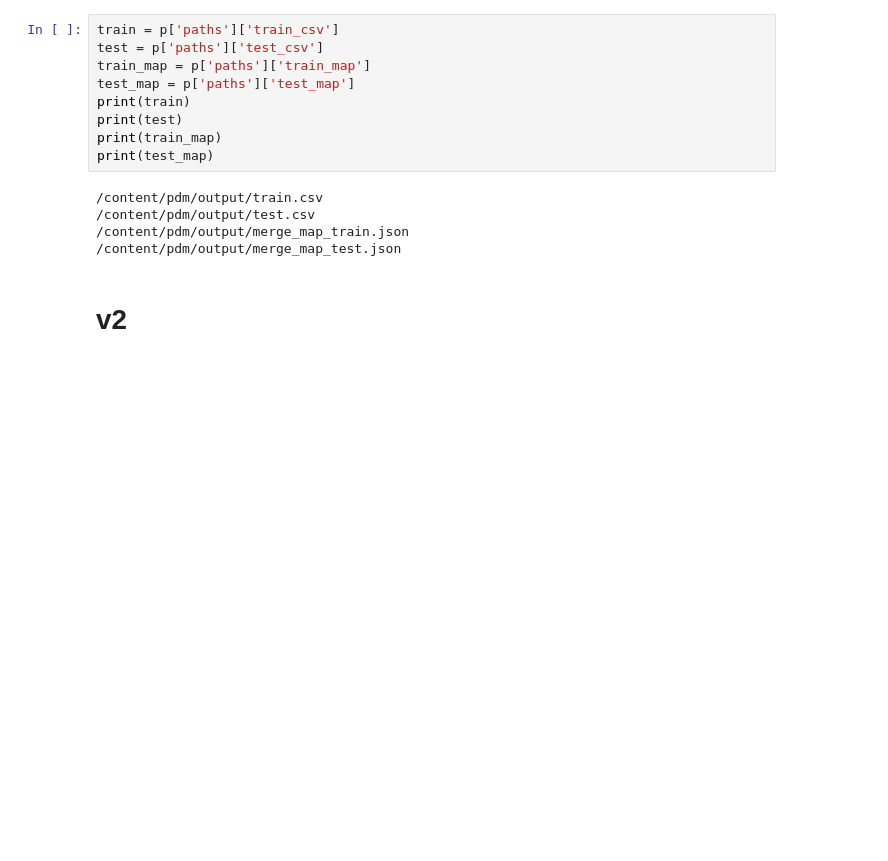
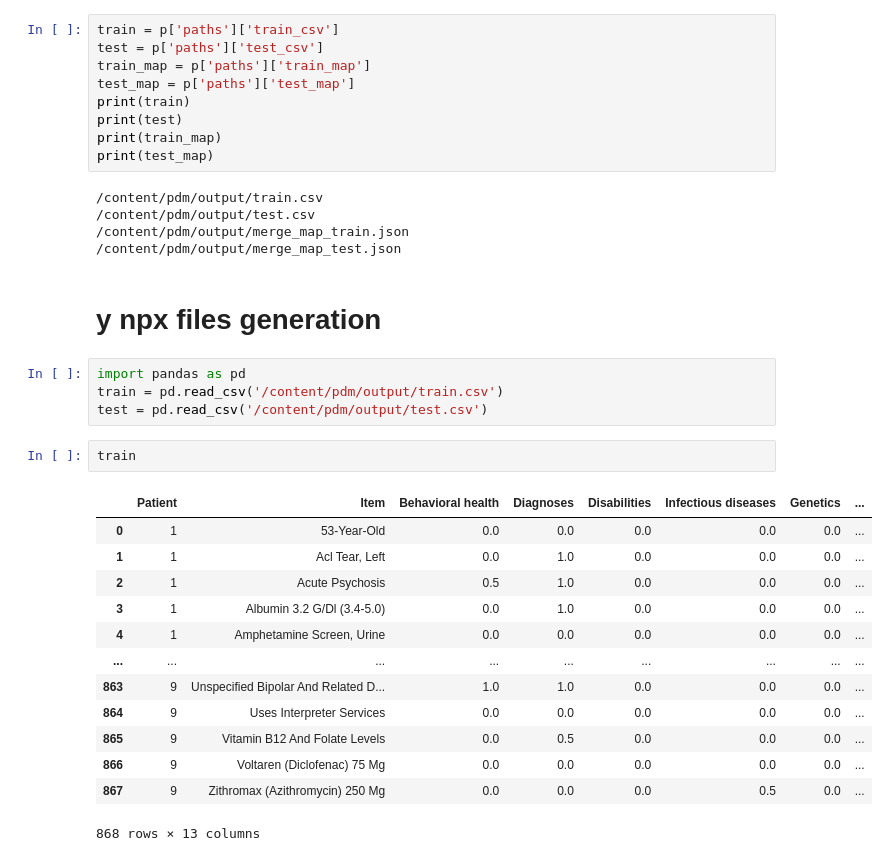
Before and after one commit to soroushdty/pdm, a Jupyter notebook: main.ipynb, the cells around one changed output. Cells and saved outputs as stored; diff of their text form; blank space fills up the shorter version.

```diff
--- a/main.ipynb
+++ b/main.ipynb
@@ -115,4 +117,24 @@ print(test_map)
 /content/pdm/output/merge_map_train.json
 /content/pdm/output/merge_map_test.json
 # %% [markdown]
-# v2
+# y npx files generation
+# %%
+import pandas as pd
+train = pd.read_csv('/content/pdm/output/train.csv')
+test = pd.read_csv('/content/pdm/output/test.csv')
+# %%
+train
+# %% [output]
+|  | Patient | Item | Behavioral health | Diagnoses | Disabilities | Infectious diseases | Genetics | ... |
+| 0 | 1 | 53-Year-Old | 0.0 | 0.0 | 0.0 | 0.0 | 0.0 | ... |
+| 1 | 1 | Acl Tear, Left | 0.0 | 1.0 | 0.0 | 0.0 | 0.0 | ... |
+| 2 | 1 | Acute Psychosis | 0.5 | 1.0 | 0.0 | 0.0 | 0.0 | ... |
+| 3 | 1 | Albumin 3.2 G/Dl (3.4-5.0) | 0.0 | 1.0 | 0.0 | 0.0 | 0.0 | ... |
+| 4 | 1 | Amphetamine Screen, Urine | 0.0 | 0.0 | 0.0 | 0.0 | 0.0 | ... |
+| ... | ... | ... | ... | ... | ... | ... | ... | ... |
+| 863 | 9 | Unspecified Bipolar And Related D... | 1.0 | 1.0 | 0.0 | 0.0 | 0.0 | ... |
+| 864 | 9 | Uses Interpreter Services | 0.0 | 0.0 | 0.0 | 0.0 | 0.0 | ... |
+| 865 | 9 | Vitamin B12 And Folate Levels | 0.0 | 0.5 | 0.0 | 0.0 | 0.0 | ... |
+| 866 | 9 | Voltaren (Diclofenac) 75 Mg | 0.0 | 0.0 | 0.0 | 0.0 | 0.0 | ... |
+| 867 | 9 | Zithromax (Azithromycin) 250 Mg | 0.0 | 0.0 | 0.0 | 0.5 | 0.0 | ... |
+868 rows × 13 columns
```
Also changed, not shown: parts of 6 cells of this notebook.
